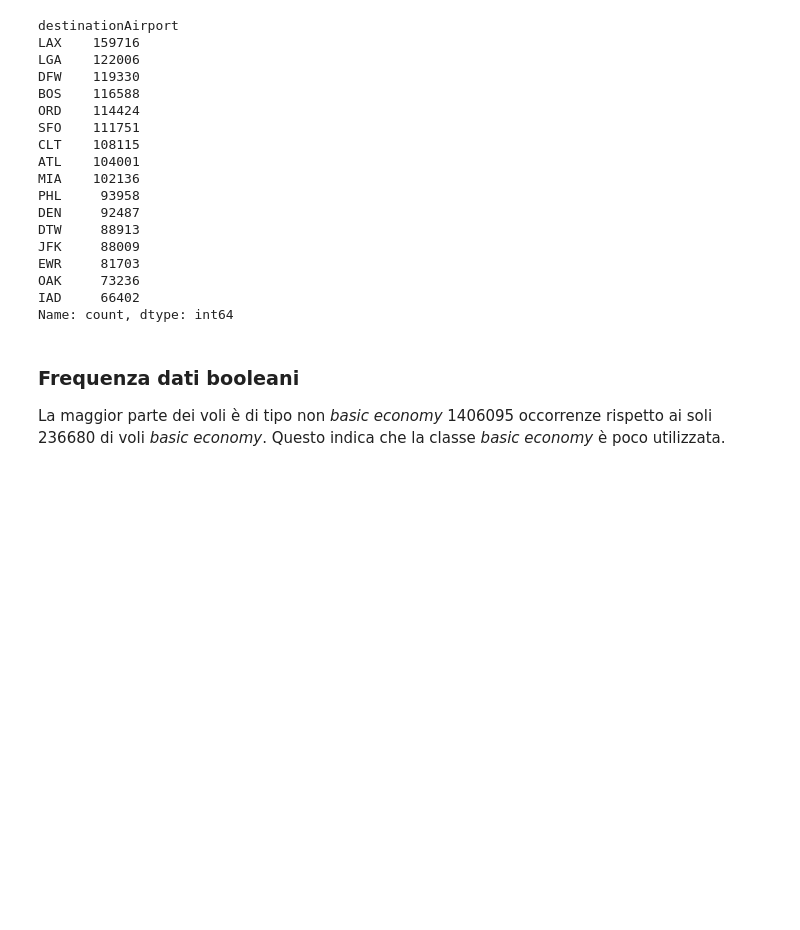
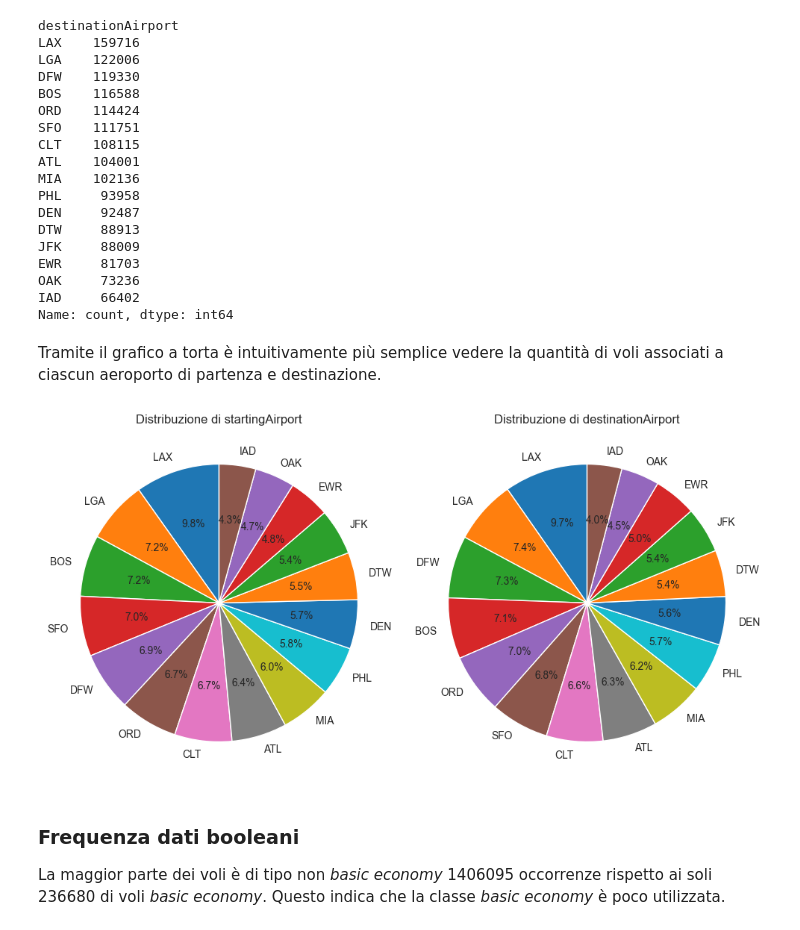
Before and after one commit to GiuliaNardicchia/big-data-project, a Jupyter notebook: src/main/python/understand_dataset/data-exploration.ipynb, the cells around one changed output. Cells and saved outputs as stored; diff of their text form; code cells hidden in the pictures; blank space fills up the shorter version.

```diff
--- a/src/main/python/understand_dataset/data-exploration.ipynb
+++ b/src/main/python/understand_dataset/data-exploration.ipynb
@@ -262,6 +261,26 @@ EWR     81703
 OAK     73236
 IAD     66402
 Name: count, dtype: int64
+# %% [markdown]
+Tramite il grafico a torta è intuitivamente più semplice vedere la quantità di voli associati a ciascun aeroporto di partenza e destinazione.
+# %%
+airport_columns = 'startingAirport', 'destinationAirport'
+
+fig, axes = plt.subplots(
+    nrows=1, ncols=2, figsize=(10, 5)
+)
+
+for ax, col in zip(axes, airport_columns):
+    counts = data[col].value_counts()
+    labels = counts.index
+    sizes = counts.values
+    ax.pie(sizes, labels=labels,  autopct='%1.1f%%', startangle=90)
+    ax.set_title(f'Distribuzione di {col}')
+
+plt.tight_layout()
+plt.show()
+# %% [output]
+[figure, added]
 # %% [markdown]
 ### Frequenza dati booleani
 
```
Also changed, not shown: parts of 10 cells of this notebook.
